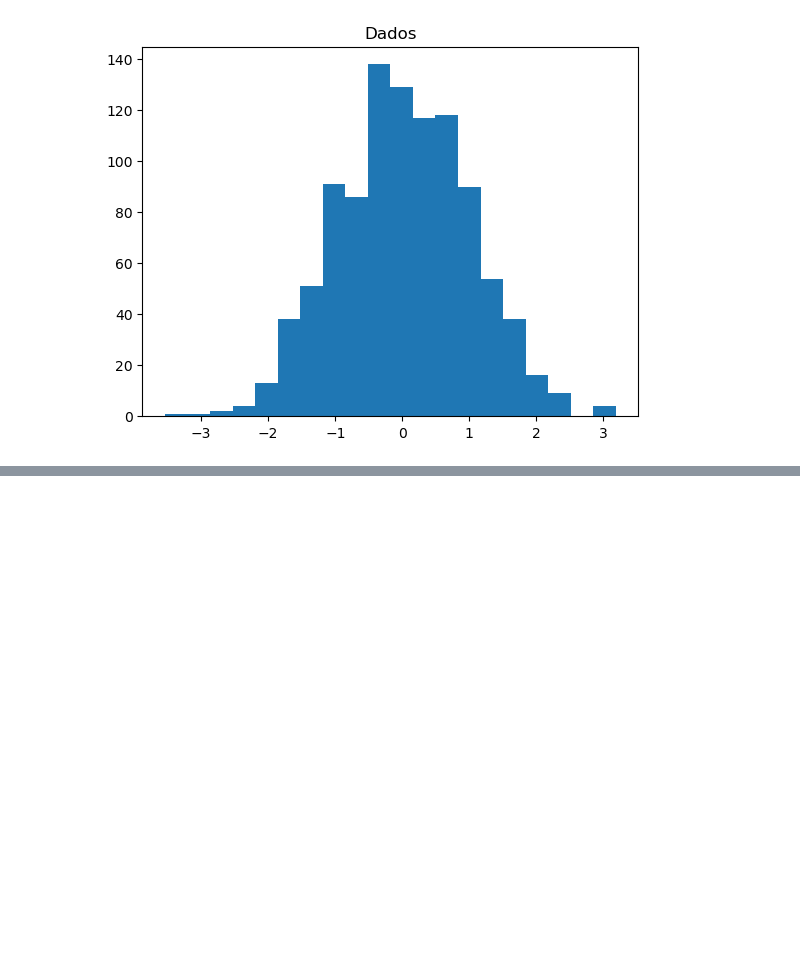
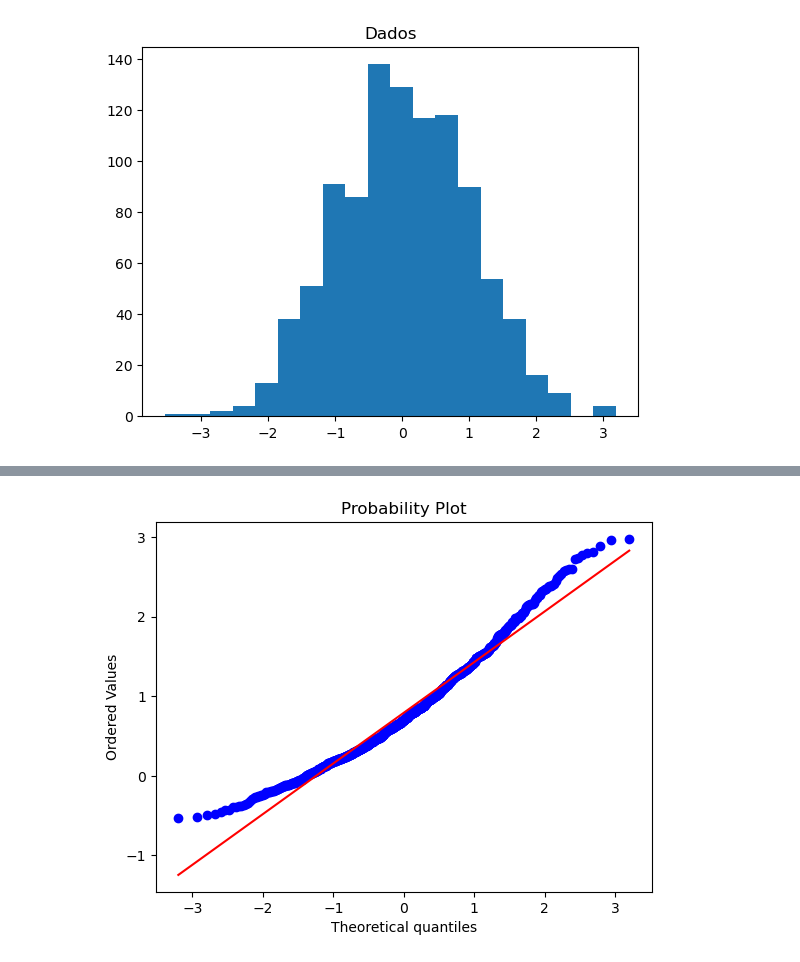
Before and after one commit to wendell-santos/ciencia-de-dados, a Jupyter notebook: testes-normarlidade.ipynb, the cells around one changed output, grey strips where cells are left out. Saved outputs shown, nothing was run; the diff lists cells and outputs as text; code cells hidden in the pictures; blank space fills up the shorter version.

```diff
--- a/testes-normarlidade.ipynb
+++ b/testes-normarlidade.ipynb
@@ -48,7 +53,9 @@ plt.title('Dados')
 # %%
 #Geração de gráfico para verificar se a distribuição é normal
-fig, ax = plt.subplot()
+fig, ax = plt.subplots()
 stats.probplot(dados2, fit = True, plot = ax)
 plt.show()
+# %% [output]
+[figure, added]
 # %%
 stats.shapiro(dados2)
```
Also changed, not shown: parts of 3 cells of this notebook.
